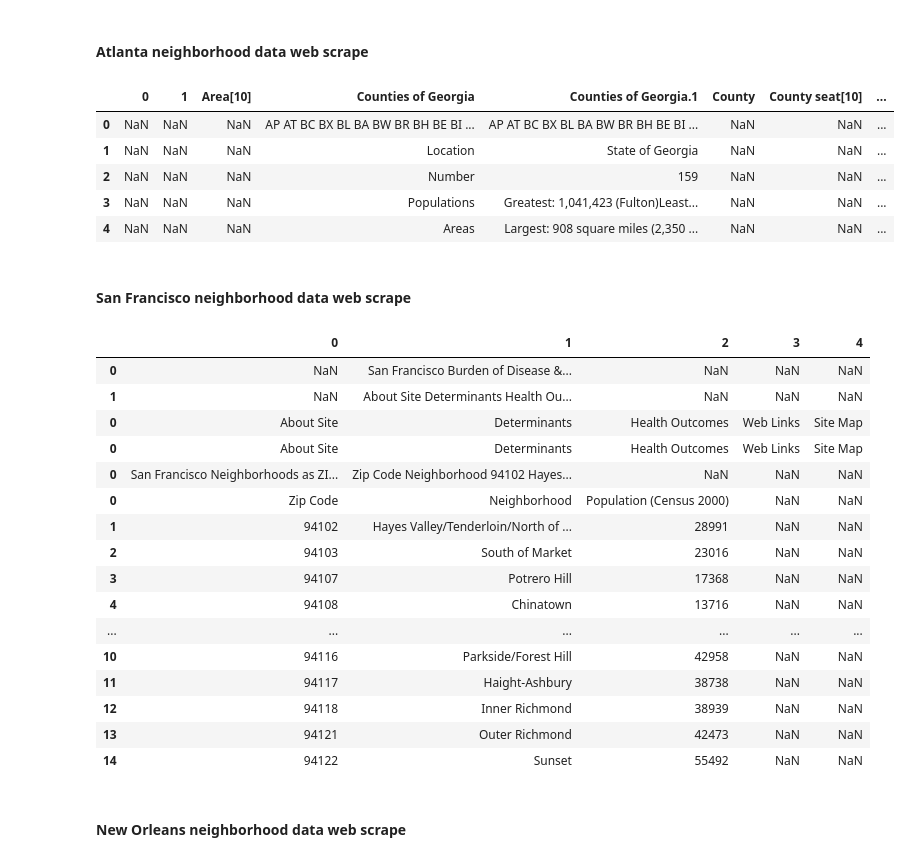
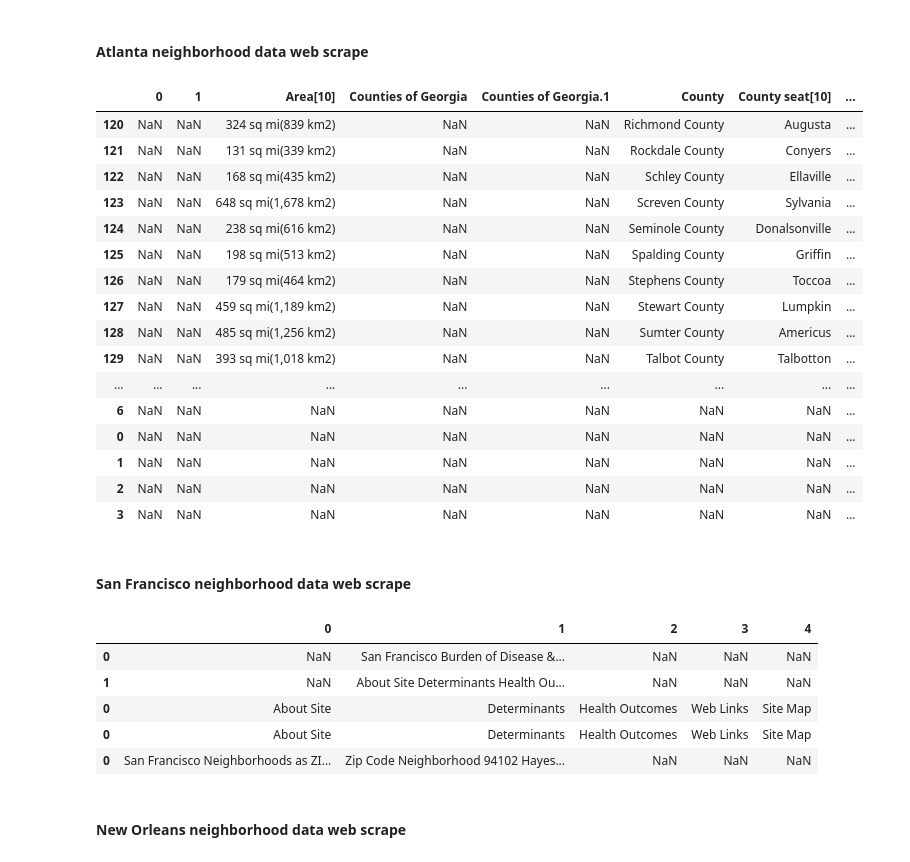
Before and after one commit to bmguillo/Python_ML_Project, a Jupyter notebook: Final Capstone Project .ipynb, the cells around one changed output. Cells and saved outputs as stored; diff of their text form; code cells hidden in the pictures.

```diff
--- a/Final Capstone Project .ipynb
+++ b/Final Capstone Project .ipynb
@@ -77,26 +74,38 @@ from zipfile import ZipFile
 # %%
 res = requests.get("https://en.wikipedia.org/wiki/List_of_counties_in_Georgia")
 soup = BeautifulSoup(res.content,'lxml')
 table = soup.find_all('table')
-df = pd.read_html(str(table))
-df = pd.concat(df)
-df.head(5)
+atlantaneighborhood_df = pd.read_html(str(table))
+atlantaneighborhood_df = pd.concat(atlantaneighborhood_df)
+#atlantaneighborhood_df.head(50)
+atlantaneighborhood_df.tail(50)
 # %% [output]
 |  | 0 | 1 | Area[10] | Counties of Georgia | Counties of Georgia.1 | County | County seat[10] | ... |
-| 0 | NaN | NaN | NaN | AP AT BC BX BL BA BW BR BH BE BI ... | AP AT BC BX BL BA BW BR BH BE BI ... | NaN | NaN | ... |
-| 1 | NaN | NaN | NaN | Location | State of Georgia | NaN | NaN | ... |
-| 2 | NaN | NaN | NaN | Number | 159 | NaN | NaN | ... |
-| 3 | NaN | NaN | NaN | Populations | Greatest: 1,041,423 (Fulton)Least... | NaN | NaN | ... |
-| 4 | NaN | NaN | NaN | Areas | Largest: 908 square miles (2,350 ... | NaN | NaN | ... |
+| 120 | NaN | NaN | 324 sq mi(839 km2) | NaN | NaN | Richmond County | Augusta | ... |
+| 121 | NaN | NaN | 131 sq mi(339 km2) | NaN | NaN | Rockdale County | Conyers | ... |
+| 122 | NaN | NaN | 168 sq mi(435 km2) | NaN | NaN | Schley County | Ellaville | ... |
+| 123 | NaN | NaN | 648 sq mi(1,678 km2) | NaN | NaN | Screven County | Sylvania | ... |
+| 124 | NaN | NaN | 238 sq mi(616 km2) | NaN | NaN | Seminole County | Donalsonville | ... |
+| 125 | NaN | NaN | 198 sq mi(513 km2) | NaN | NaN | Spalding County | Griffin | ... |
+| 126 | NaN | NaN | 179 sq mi(464 km2) | NaN | NaN | Stephens County | Toccoa | ... |
+| 127 | NaN | NaN | 459 sq mi(1,189 km2) | NaN | NaN | Stewart County | Lumpkin | ... |
+| 128 | NaN | NaN | 485 sq mi(1,256 km2) | NaN | NaN | Sumter County | Americus | ... |
+| 129 | NaN | NaN | 393 sq mi(1,018 km2) | NaN | NaN | Talbot County | Talbotton | ... |
+| ... | ... | ... | ... | ... | ... | ... | ... | ... |
+| 6 | NaN | NaN | NaN | NaN | NaN | NaN | NaN | ... |
+| 0 | NaN | NaN | NaN | NaN | NaN | NaN | NaN | ... |
+| 1 | NaN | NaN | NaN | NaN | NaN | NaN | NaN | ... |
+| 2 | NaN | NaN | NaN | NaN | NaN | NaN | NaN | ... |
+| 3 | NaN | NaN | NaN | NaN | NaN | NaN | NaN | ... |
 # %% [markdown]
 #### San Francisco neighborhood data web scrape
 # %%
 res = requests.get("http://www.healthysf.org/bdi/outcomes/zipmap.htm")
 soup = BeautifulSoup(res.content,'lxml')
 table = soup.find_all('table')
-df1 = pd.read_html(str(table))
-df1 = pd.concat(df1)
-df1.head(20)
+sanfrancisconeighborhood_df = pd.read_html(str(table))
+sanfrancisconeighborhood_df = pd.concat(sanfrancisconeighborhood_df)
+sanfrancisconeighborhood_df.head(5)
 # %% [output]
 |  | 0 | 1 | 2 | 3 | 4 |
 | 0 | NaN | San Francisco Burden of Disease &... | NaN | NaN | NaN |
@@ -104,17 +113,6 @@ df1.head(20)
 | 0 | About Site | Determinants | Health Outcomes | Web Links | Site Map |
 | 0 | About Site | Determinants | Health Outcomes | Web Links | Site Map |
 | 0 | San Francisco Neighborhoods as ZI... | Zip Code Neighborhood 94102 Hayes... | NaN | NaN | NaN |
-| 0 | Zip Code | Neighborhood | Population (Census 2000) | NaN | NaN |
-| 1 | 94102 | Hayes Valley/Tenderloin/North of ... | 28991 | NaN | NaN |
-| 2 | 94103 | South of Market | 23016 | NaN | NaN |
-| 3 | 94107 | Potrero Hill | 17368 | NaN | NaN |
-| 4 | 94108 | Chinatown | 13716 | NaN | NaN |
-| ... | ... | ... | ... | ... | ... |
-| 10 | 94116 | Parkside/Forest Hill | 42958 | NaN | NaN |
-| 11 | 94117 | Haight-Ashbury | 38738 | NaN | NaN |
-| 12 | 94118 | Inner Richmond | 38939 | NaN | NaN |
-| 13 | 94121 | Outer Richmond | 42473 | NaN | NaN |
-| 14 | 94122 | Sunset | 55492 | NaN | NaN |
 # %% [markdown]
 #### New Orleans neighborhood data web scrape
 # %%
```
Also changed, not shown: parts of 21 cells of this notebook.
